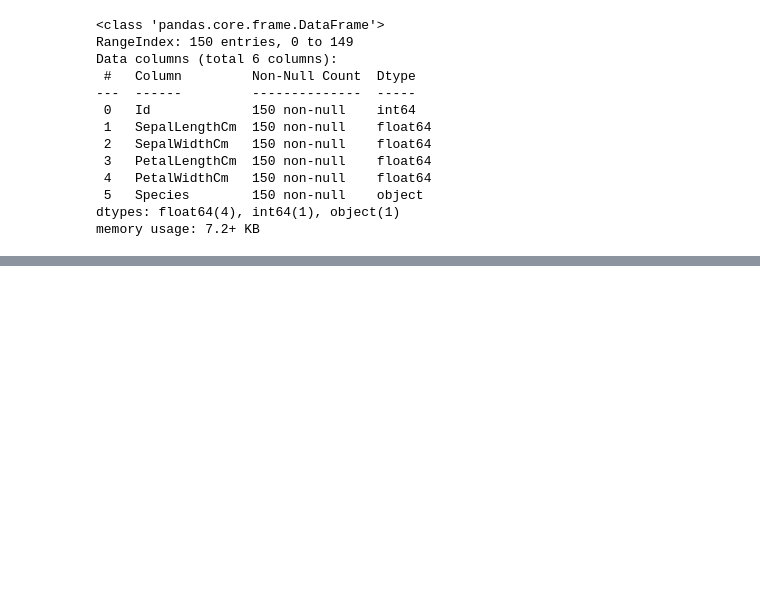
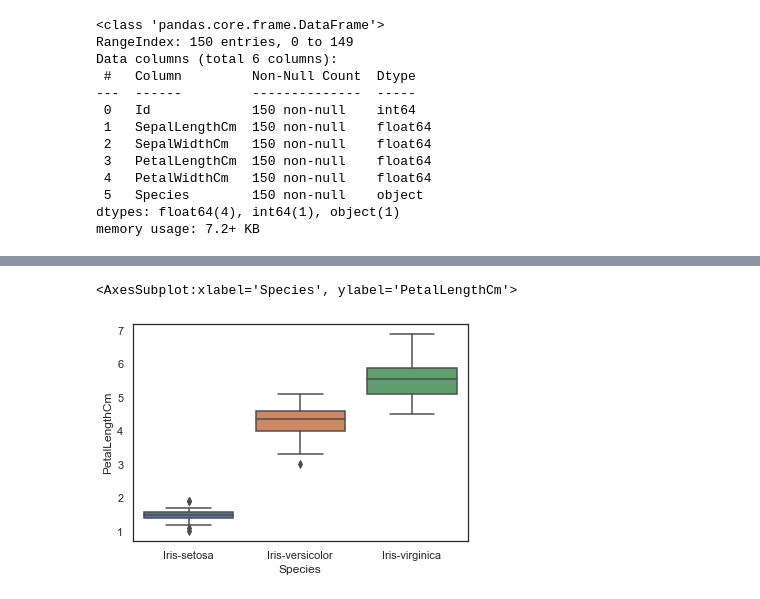
Before and after one commit to ogbeiedward/IrisDatasetProject, a Jupyter notebook: IrisDatasetProject.ipynb, the cells around one changed output, grey strips where cells are left out. Cells and saved outputs as stored; diff of their text form; code cells hidden in the pictures; blank space fills up the shorter version.

```diff
--- a/IrisDatasetProject.ipynb
+++ b/IrisDatasetProject.ipynb
@@ -72,0 +81,6 @@ memory usage: 7.2+ KB
+# %%
+# We can look at an individual feature in Seaborn through a boxplot
+sns.boxplot(x='Species', y='PetalLengthCm', data=iris)
+# %% [output]
+<AxesSubplot:xlabel='Species', ylabel='PetalLengthCm'>
+[figure, added]
```
Also changed, not shown: parts of 16 cells of this notebook.
